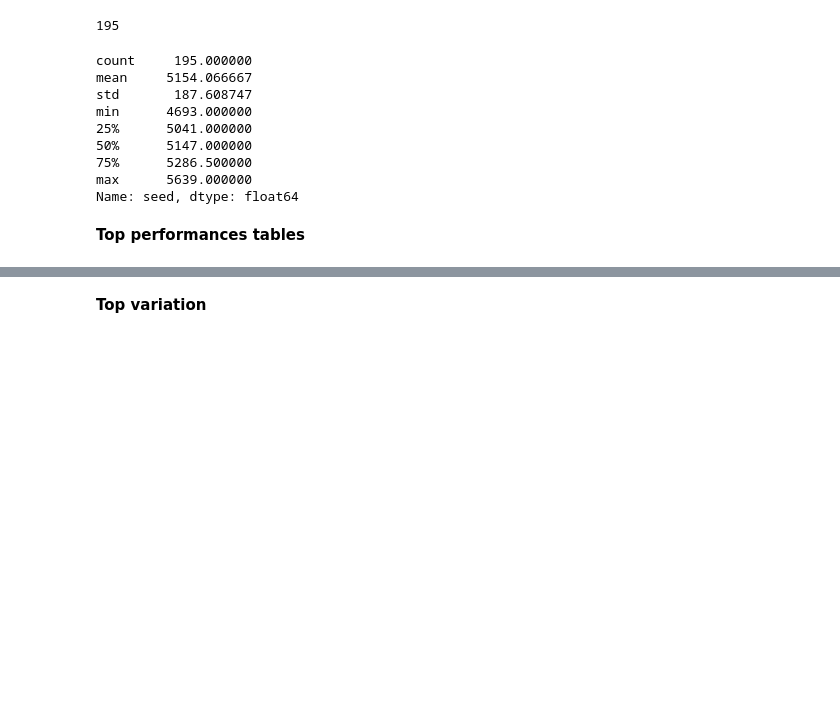
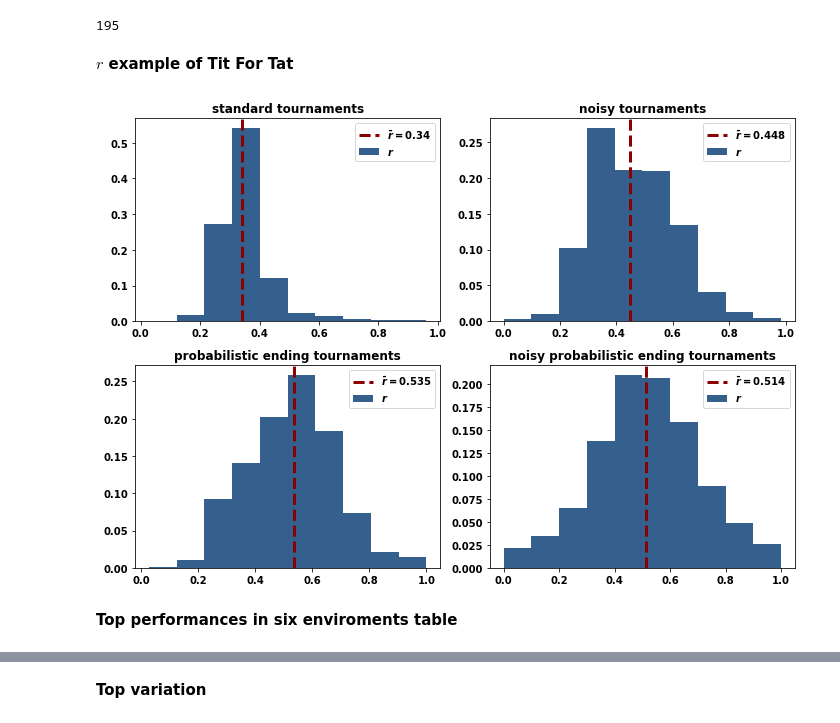
Before and after one commit to Nikoleta-v3/meta-analysis-of-prisoners-dilemma-tournaments, a Jupyter notebook: nbs/1. Top Ranked Strategies.ipynb, the cells around one changed output, grey strips where cells are left out. Saved outputs shown, nothing was run; the diff lists cells and outputs as text; code cells hidden in the pictures; blank space fills up the shorter version.

```diff
--- a/nbs/1. Top Ranked Strategies.ipynb
+++ b/nbs/1. Top Ranked Strategies.ipynb
@@ -57,16 +60,3 @@ number_of_all_tournaments = sum([len(df.seed.unique()) for df in dfs])
 file = open('../paper/number_of_all_tournaments.tex', "w")
 file.write("{}".format(number_of_all_tournaments))
 file.close()
-# %%
-summary_table = dfs[0].groupby('Name').count()['seed'].describe()
-summary_table
-# %% [output]
-count     195.000000
-mean     5154.066667
-std       187.608747
-min      4693.000000
-25%      5041.000000
-50%      5147.000000
-75%      5286.500000
-max      5639.000000
-Name: seed, dtype: float64
@@ -76,0 +63,2 @@ file.close()
+# %% [markdown]
+**$r$ example of Tit For Tat**
@@ -77,5 +67,28 @@ file.close()
+# %%
+fig, axes = plt.subplots(nrows=2, ncols=2, figsize=(10, 7))
+
+for i in range(4):
+    index = (int(i / 2), i % 2)
+
+    values = dfs[i][dfs[i]['Name'] == 'Tit For Tat']['Normalized_Rank'].unique()
+    weights = np.ones_like(values) / float(len(values))
+    axes[index].hist(values, weights=weights, color=color, label=r'$r$')
+    axes[index].axvline(
+        np.median(values),
+        color="darkred",
+        linestyle="dashed",
+        linewidth=3,
+        label=r"$\bar{r}=%s$" % round(np.median(values), 3),
+    )
+    axes[index]
+    axes[index].set_title(r'%s tournaments' % tournament_types[i], fontweight="bold")
+    axes[index].legend();
+plt.tight_layout();
+plt.savefig('../images/tit_for_tat_r_distributions.pdf', bbox_inches='tight')
+# %% [output]
+[figure, added]
 # %% [markdown]
-**Top performances tables**
+**Top performances in six enviroments table**
 # %%
 average_prfs = []
 for df in dfs:
```
Also changed, not shown: parts of 76 cells of this notebook, 33 other files.
